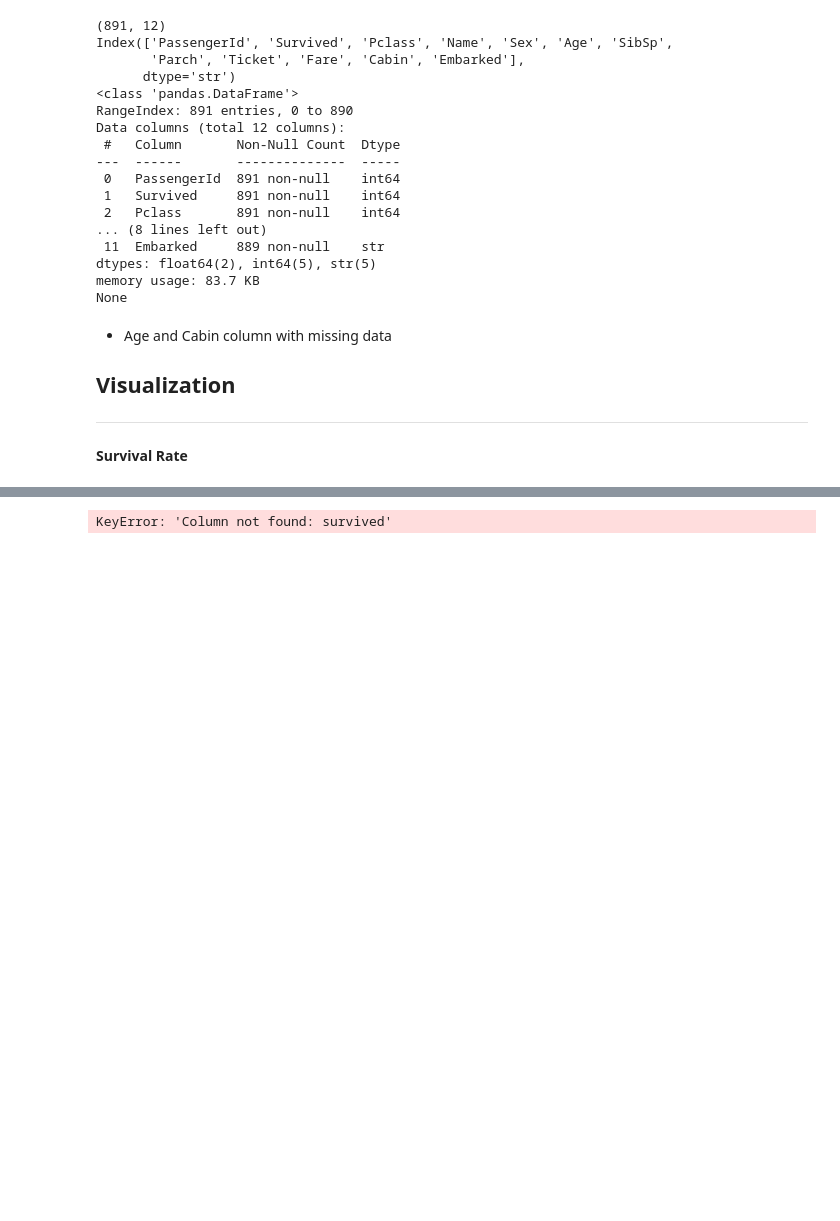
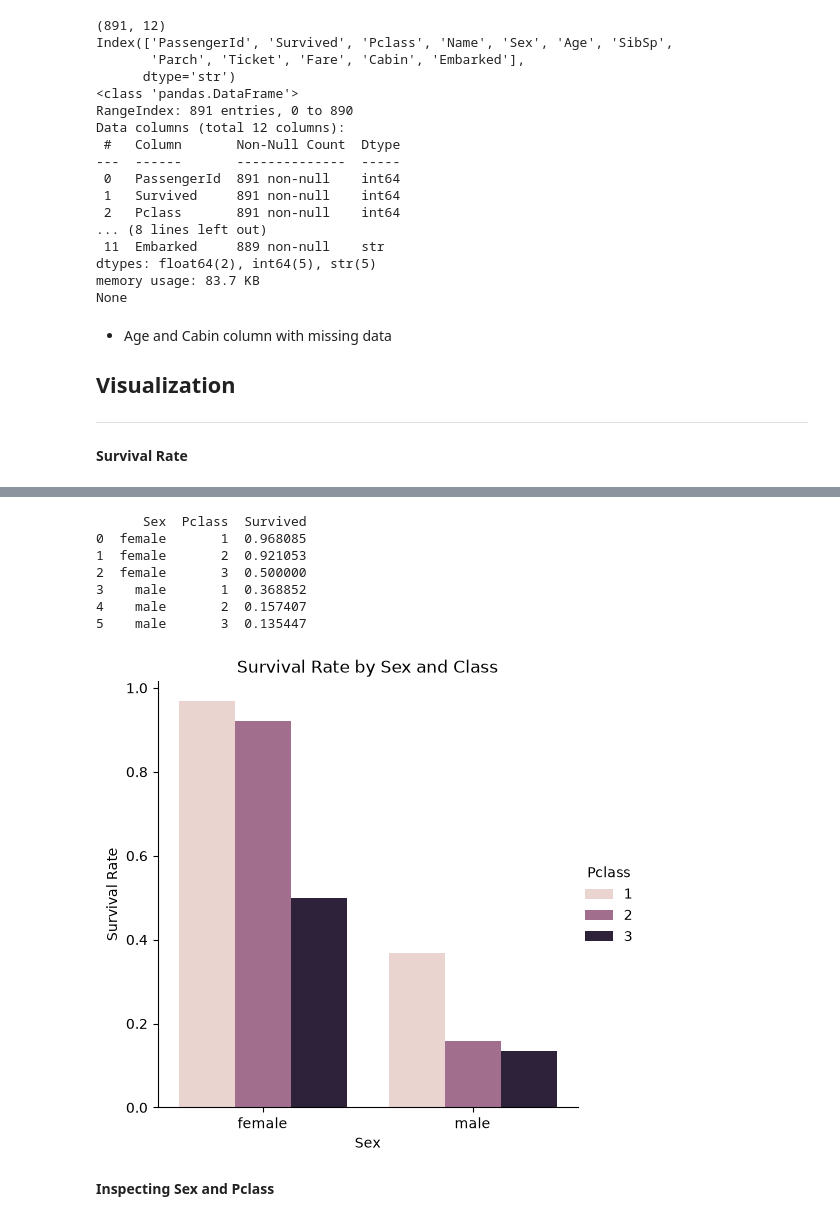
Before and after one commit to divneyrop/data-portfolio, a Jupyter notebook: notebooks/titanic/eda.ipynb, the cells around one changed output, grey strips where cells are left out. Drawn from its saved outputs; the diff is of its cells as text; code cells hidden in the pictures; blank space fills up the shorter version.

```diff
--- a/notebooks/titanic/eda.ipynb
+++ b/notebooks/titanic/eda.ipynb
@@ -69,5 +71,20 @@ plt.show()
 # %%
-sex_survival = df.groupby("Sex")["survived"].mean().reset_index()
+sex_survival = df.groupby(["Sex", "Pclass"])["Survived"].mean().reset_index()
 print(sex_survival)
+
+sns.catplot(data=sex_survival, x="Sex", y="Survived", hue="Pclass", kind="bar")
+plt.title("Survival Rate by Sex and Class")
+plt.xlabel("Sex")
+plt.ylabel("Survival Rate")
+plt.show()
 # %% [output]
-KeyError: 'Column not found: survived'
+      Sex  Pclass  Survived
+0  female       1  0.968085
+1  female       2  0.921053
+2  female       3  0.500000
+3    male       1  0.368852
+4    male       2  0.157407
+5    male       3  0.135447
+[figure, added]
+# %% [markdown]
+**Inspecting Sex and Pclass**
```
Also changed, not shown: parts of 13 cells of this notebook.
